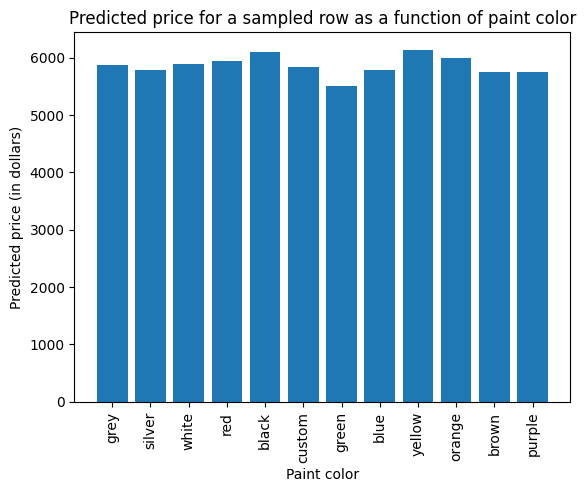
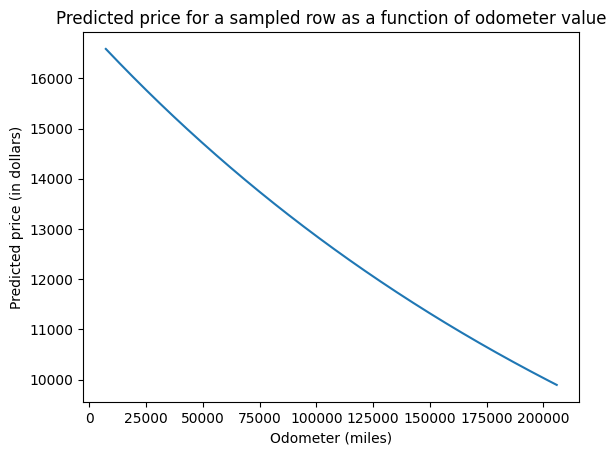
The notebook cell's code change between the first figure and the second:
--- before
+++ after
@@ -1,18 +1,21 @@
-## Bar chart showing predicted price vs paint color
+## Graph showing how the predicted price contribution depends on the odometer value
+
+# Note: the predictions can take about 10 seconds to run.
 
 sample = X_test.sample().copy() # randomly pick a row from sample. We'll keep all the non-odometer values constant to produce the graph
-x_vals = X_train['paint_color'].dropna().unique()
+x_vals = np.linspace(X_train['odometer'].quantile(0.05), X_train['odometer'].quantile(0.95), 500)
 preds = []
 for x in x_vals:
     row = sample.copy()
-    row['paint_color'] = x
+    row['odometer'] = x
     # use the best model to predict pricing from the sampled row, with odometer varying through x_vals
     pred = bestmodel.predict(row)[0]     
     preds.append(pred)
-plt.bar(x_vals, np.expm1(preds))
-plt.xlabel("Paint color"); plt.ylabel("Predicted price (in dollars)"); plt.xticks(rotation='vertical'); plt.title('Predicted price for a sampled row as a function of paint color')
-plt.savefig('plots/predicted_price_vs_paint_color.png', bbox_inches='tight'); plt.show()
+plt.plot(x_vals, np.expm1(preds))
+plt.xlabel("Odometer (miles)"); plt.ylabel("Predicted price (in dollars)"); plt.title('Predicted price for a sampled row as a function of odometer value')
+plt.savefig('plots/predicted_price_vs_odometer_value.png'); plt.show()
 
 comment="""
- In general, we see that black, yellow, and orange cars have higher prices, whereas green cars have lower prices.
+ In general, we see that the predicted price decreases steadily as the odometer value increases.
 """
+

Commit: Add files via upload